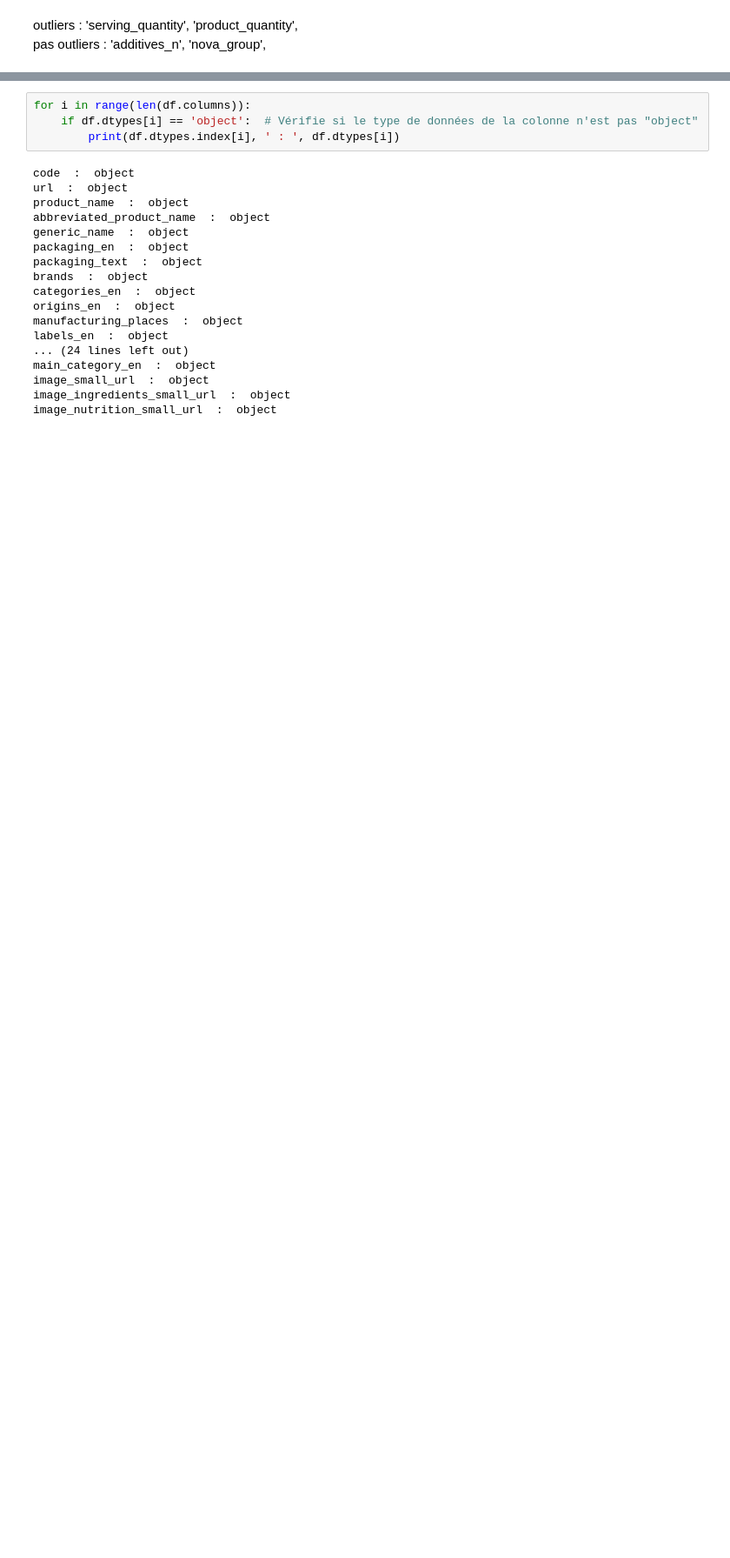
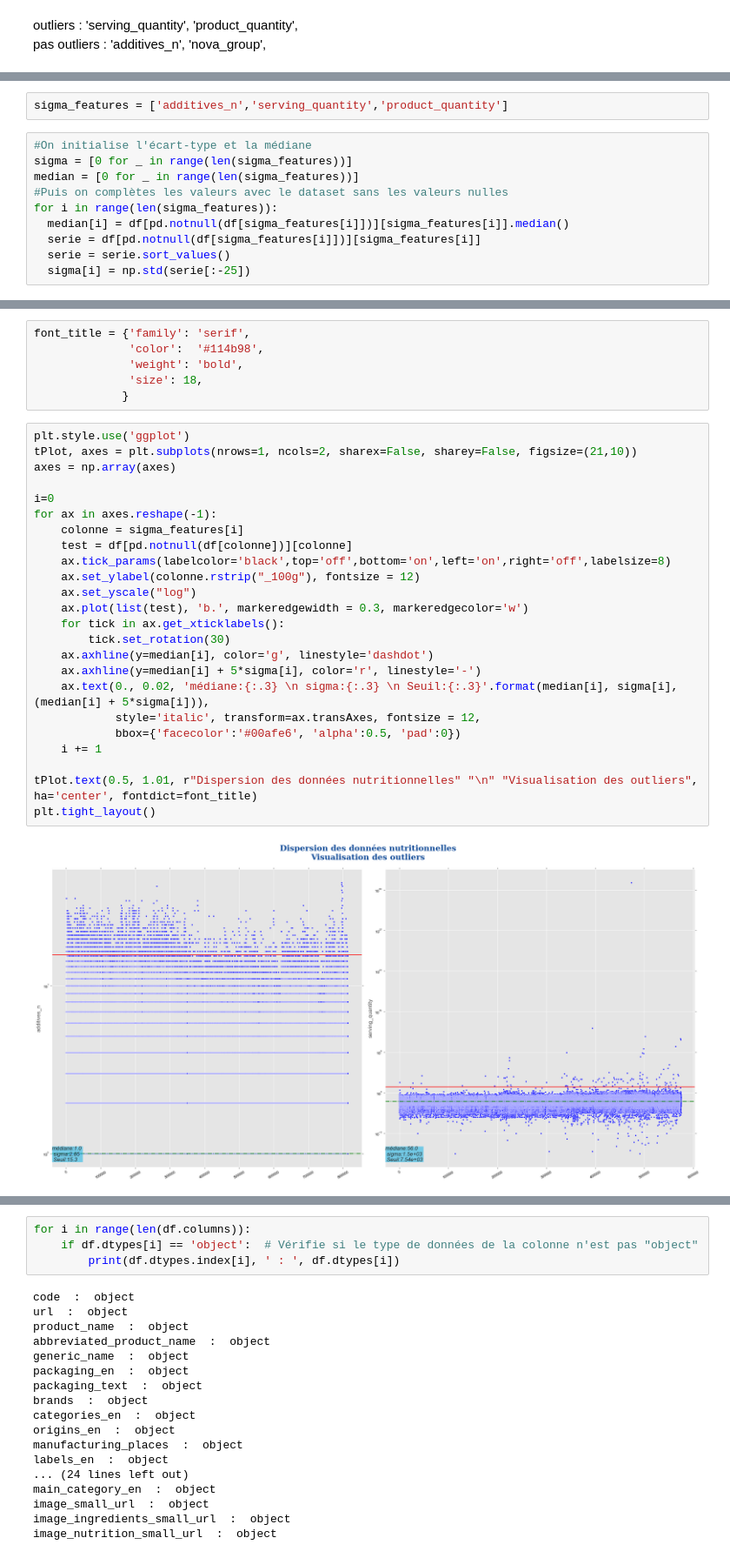
Before and after one commit to guillaumechupe/OpenFoodFact_Cluster, a Jupyter notebook: Outliers.ipynb, the cells around one changed output, grey strips where cells are left out. Shown at 87% size. Cells and saved outputs as stored; diff of their text form; blank space fills up the shorter version.

Commit message:
outliers fonction packagée

```diff
--- a/Outliers.ipynb
+++ b/Outliers.ipynb
@@ -173,0 +176,12 @@ from def_outliers import handle_outliers
+# %%
+sigma_features = ['additives_n','serving_quantity','product_quantity']
+# %%
+#On initialise l'écart-type et la médiane
+sigma = [0 for _ in range(len(sigma_features))]
+median = [0 for _ in range(len(sigma_features))]
+#Puis on complètes les valeurs avec le dataset sans les valeurs nulles
+for i in range(len(sigma_features)):
+  median[i] = df[pd.notnull(df[sigma_features[i]])][sigma_features[i]].median()
+  serie = df[pd.notnull(df[sigma_features[i]])][sigma_features[i]]
+  serie = serie.sort_values()
+  sigma[i] = np.std(serie[:-25])
@@ -173,0 +190,32 @@ from def_outliers import handle_outliers
+# %%
+font_title = {'family': 'serif',
+              'color':  '#114b98',
+              'weight': 'bold',
+              'size': 18,
+             }
+# %%
+plt.style.use('ggplot')
+tPlot, axes = plt.subplots(nrows=1, ncols=2, sharex=False, sharey=False, figsize=(21,10))
+axes = np.array(axes)
+
+i=0
+for ax in axes.reshape(-1):
+    colonne = sigma_features[i]
+    test = df[pd.notnull(df[colonne])][colonne]
+    ax.tick_params(labelcolor='black',top='off',bottom='on',left='on',right='off',labelsize=8)
+    ax.set_ylabel(colonne.rstrip("_100g"), fontsize = 12)
+    ax.set_yscale("log")
+    ax.plot(list(test), 'b.', markeredgewidth = 0.3, markeredgecolor='w')
+    for tick in ax.get_xticklabels():
+        tick.set_rotation(30)
+    ax.axhline(y=median[i], color='g', linestyle='dashdot')
+    ax.axhline(y=median[i] + 5*sigma[i], color='r', linestyle='-')
+    ax.text(0., 0.02, 'médiane:{:.3} \n sigma:{:.3} \n Seuil:{:.3}'.format(median[i], sigma[i], (median[i] + 5*sigma[i])),
+            style='italic', transform=ax.transAxes, fontsize = 12,
+            bbox={'facecolor':'#00afe6', 'alpha':0.5, 'pad':0})
+    i += 1
+
+tPlot.text(0.5, 1.01, r"Dispersion des données nutritionnelles" "\n" "Visualisation des outliers", ha='center', fontdict=font_title)
+plt.tight_layout()
+# %% [output]
+[figure, added]
```
Also changed, not shown: parts of 31 cells of this notebook, 1 other file.
